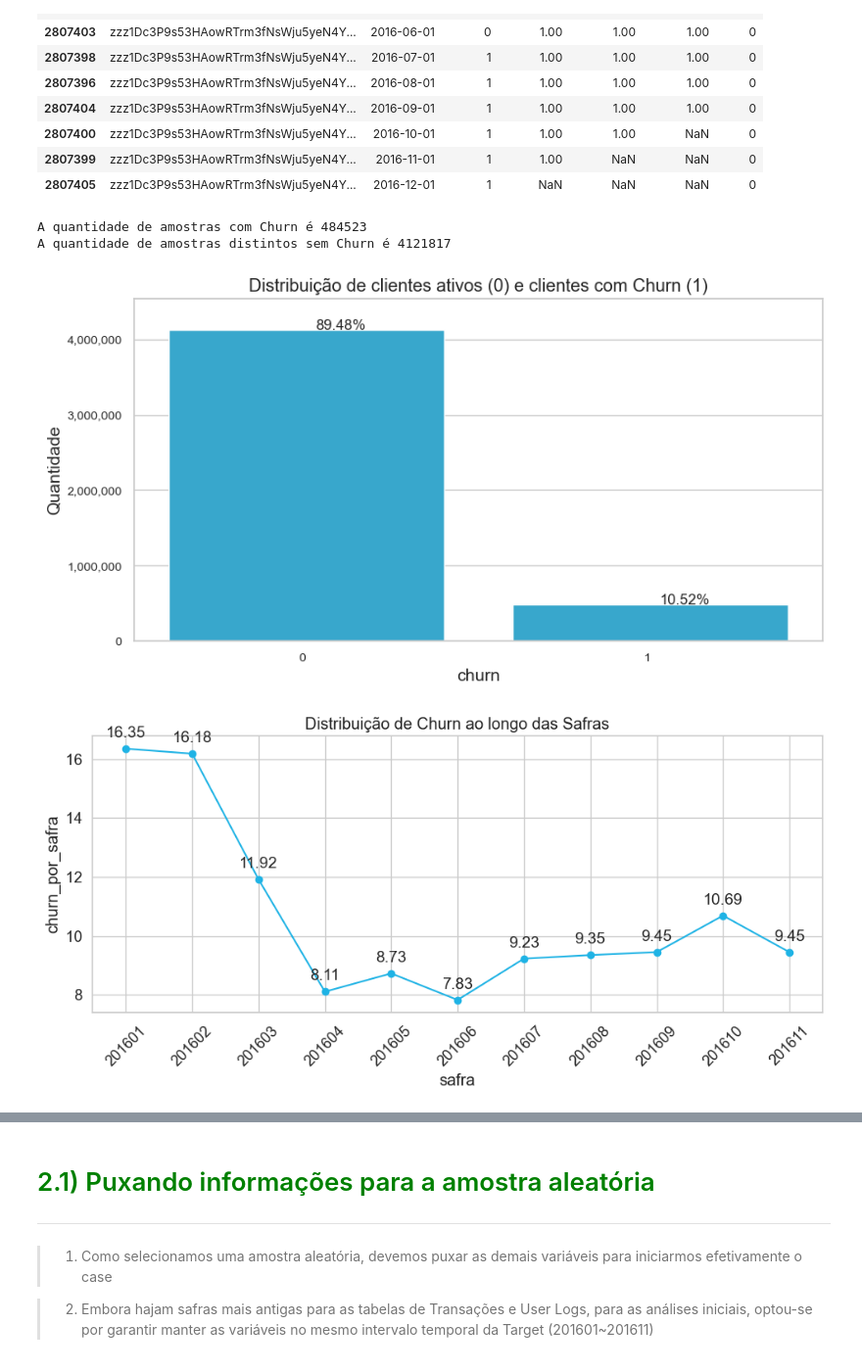
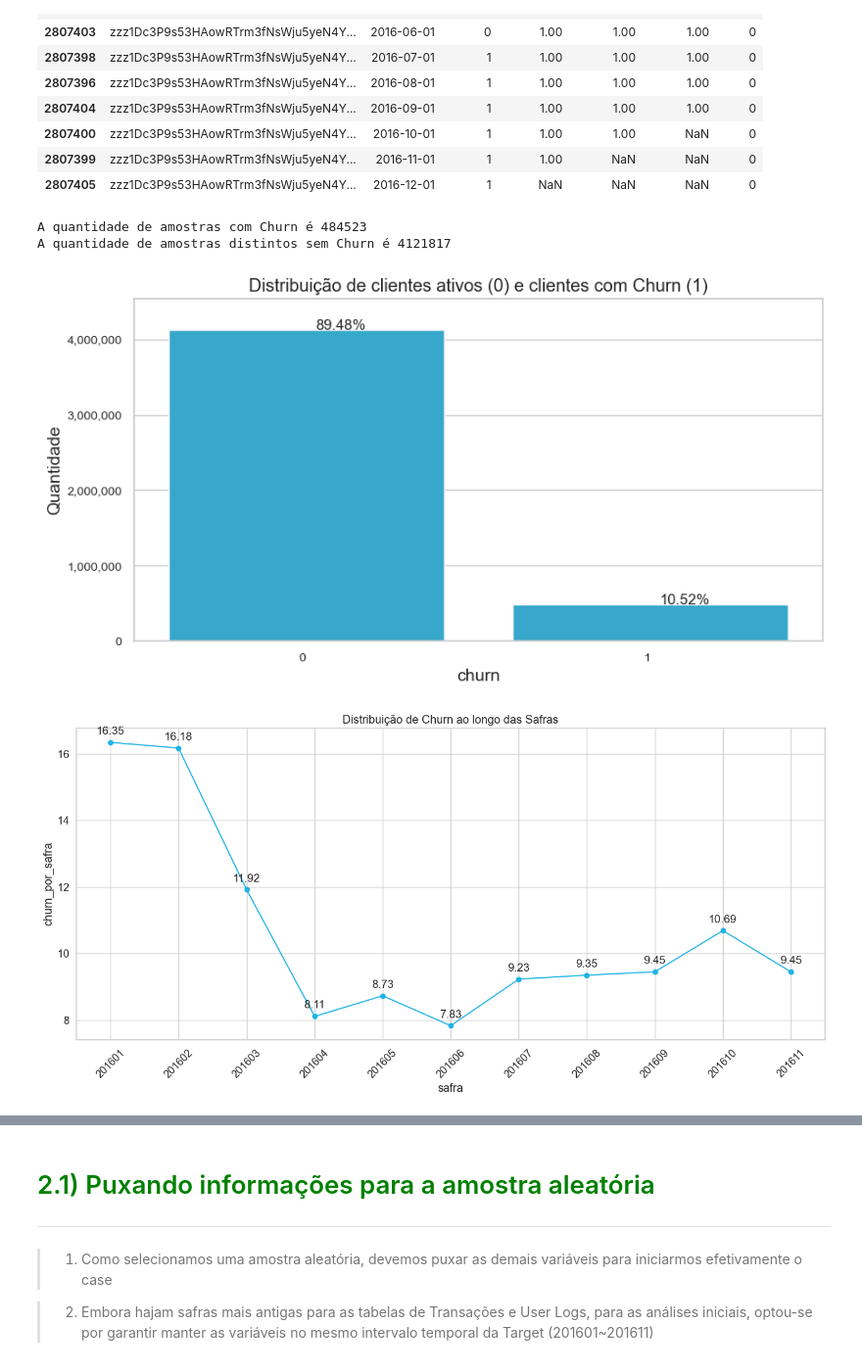
Before and after one commit to leonardovargas10/Case_Data_Master, a Jupyter notebook: Case_Data_Master.ipynb, the cells around one changed output, grey strips where cells are left out. Shown at 98% size. Drawn from its saved outputs; the diff is of its cells as text; code cells hidden in the pictures.

```diff
--- a/Case_Data_Master.ipynb
+++ b/Case_Data_Master.ipynb
@@ -278,27 +266,27 @@ amostra_aleatoria_com_target.tail(12)
 # %%
 # RETIRANDO A SAFRA DE 2016-12-01 POIS ELA NÃO POSSUI TARGET
 
 amostra_aleatoria_com_target = amostra_aleatoria_com_target.loc[amostra_aleatoria_com_target["safra"] != "2016-12-01"]
 amostra_aleatoria_com_target["safra"] = amostra_aleatoria_com_target["safra"].apply(lambda x: x.strftime('%Y%m'))
 
 # VOLUMETRIA
 quantidade_de_amostras_com_churn = amostra_aleatoria_com_target.loc[amostra_aleatoria_com_target["churn"] == 1].shape[0]
 quantidade_de_amostras_sem_churn = amostra_aleatoria_com_target.loc[amostra_aleatoria_com_target["churn"] == 0].shape[0]
 
 print(f"A quantidade de amostras com Churn é {quantidade_de_amostras_com_churn}")
 print(f"A quantidade de amostras distintos sem Churn é {quantidade_de_amostras_sem_churn}")
 
 plota_barras(['churn'], False, amostra_aleatoria_com_target, 1, 1, 'Distribuição de clientes ativos (0) e clientes com Churn (1)', 0)
 
 # VOLUMETRIA AO LONGO DAS SAFRAS
 churn_por_safra = amostra_aleatoria_com_target[["msno", "safra", "churn"]].groupby("safra").agg({"churn":"sum", "msno":"count"}).reset_index()
 churn_por_safra["churn_por_safra"] = round(churn_por_safra["churn"]/churn_por_safra["msno"]*100, 2)
-plota_grafico_linhas_temporal(churn_por_safra, "safra", "churn_por_safra", "Distribuição de Churn ao longo das Safras")
+plota_grafico_linhas(churn_por_safra, "safra", "churn_por_safra", "Distribuição de Churn ao longo das Safras")
 # %% [output]
 A quantidade de amostras com Churn é 484523
 A quantidade de amostras distintos sem Churn é 4121817
 [figure]
-[figure, old version]
+[figure, new version]
 # %%
 amostra_aleatoria_com_target[["msno", "safra", "churn"]].to_parquet("../00_DataMaster/data/amostra_aleatoria_com_target.parquet", index = False)
 # %% [markdown]
```
Also changed, not shown: parts of 42 cells of this notebook, 1 other file.
